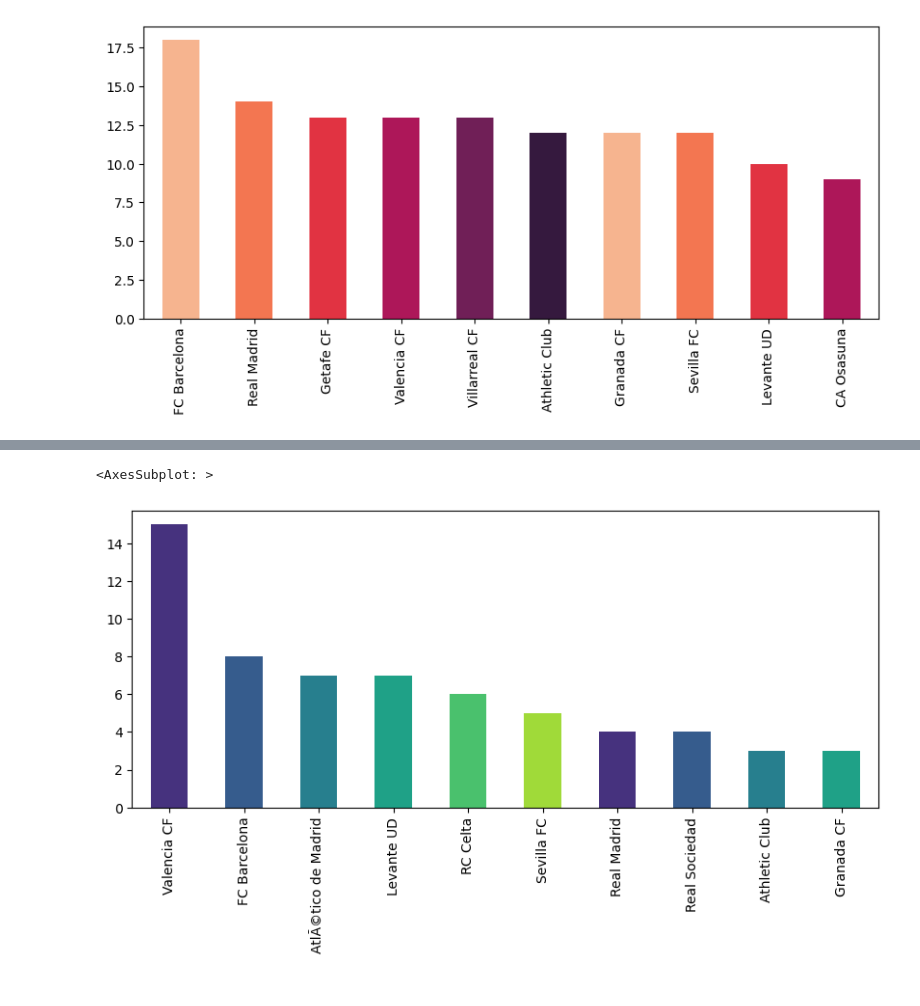
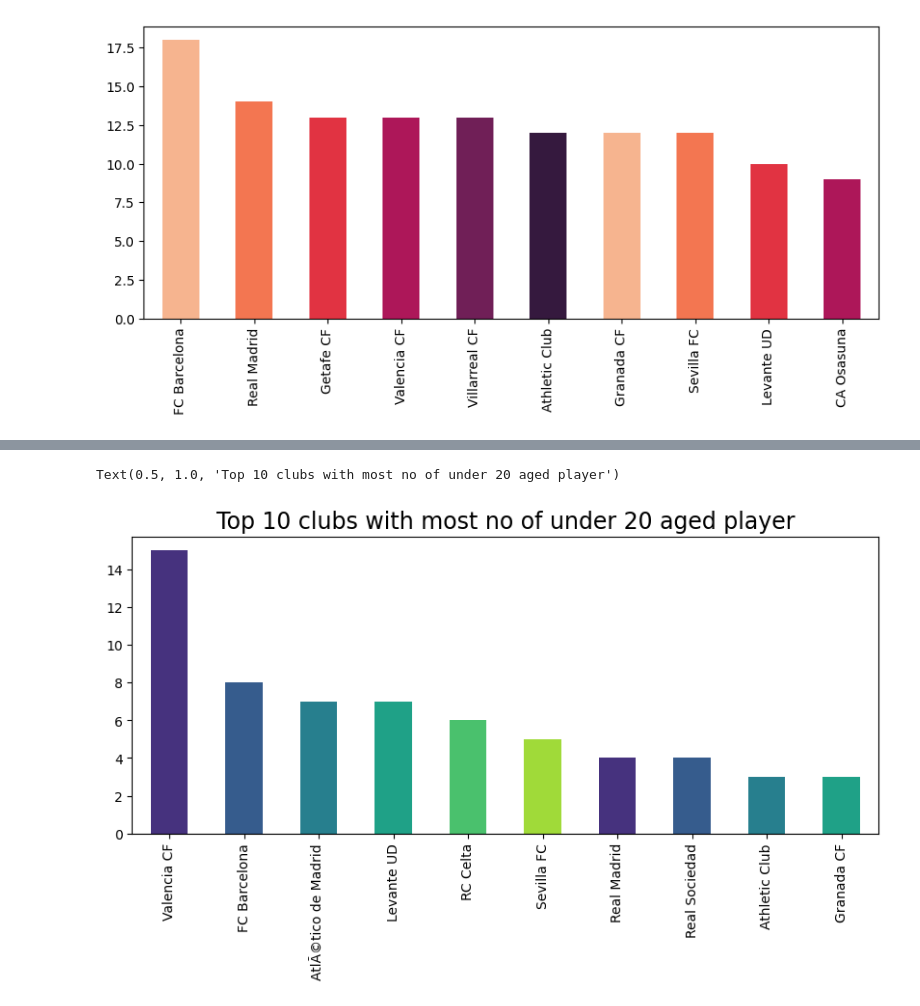
Before and after one commit to Hrithik-58/My_Projects, a Jupyter notebook: Laliga season 2021-22 game data analysis/project on laliga 2021-22.ipynb, the cells around one changed output, grey strips where cells are left out. Saved outputs shown, nothing was run; the diff lists cells and outputs as text; code cells hidden in the pictures.

```diff
--- a/Laliga season 2021-22 game data analysis/project on laliga 2021-22.ipynb
+++ b/Laliga season 2021-22 game data analysis/project on laliga 2021-22.ipynb
@@ -232,6 +219,6 @@ between20to25['team'].value_counts().head(10).plot(kind="bar",figsize=(10,4),col
 # %%
-under20 = laliga[laliga['age'] <= 20]
 under20['team'].value_counts().head(10).plot(kind="bar",figsize=(10,4),color = sns.color_palette("viridis") )
+plt.title('Top 10 clubs with most no of under 20 aged player',fontsize=17)
 # %% [output]
-<AxesSubplot: >
+Text(0.5, 1.0, 'Top 10 clubs with most no of under 20 aged player')
-[figure, old version]
+[figure, new version]
```
Also changed, not shown: parts of 30 cells of this notebook.
